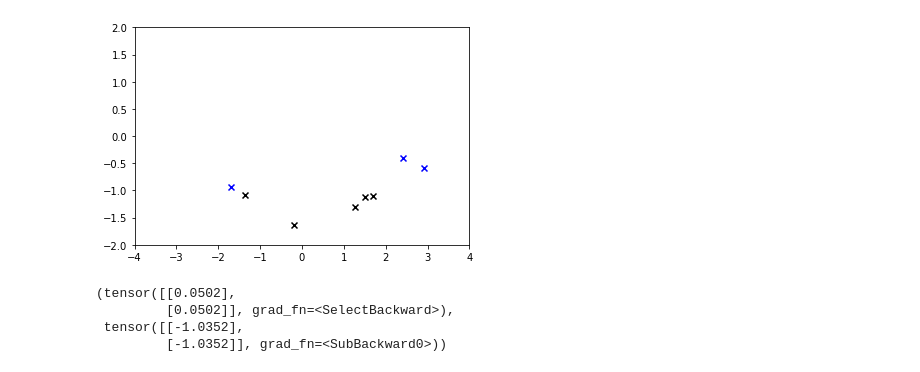
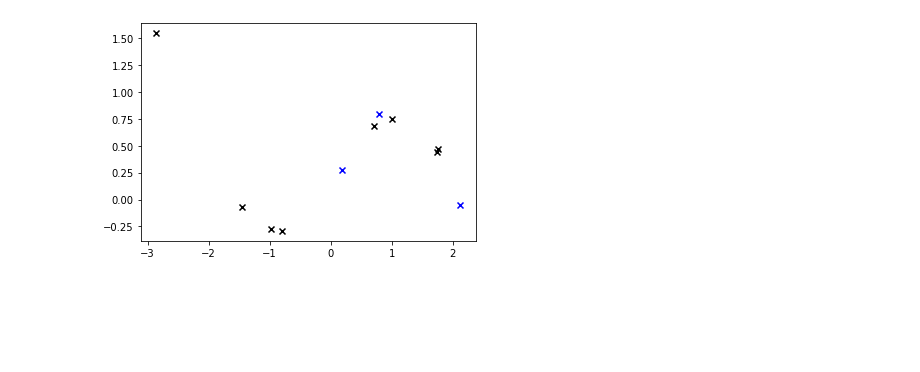
Before and after one commit to stratisMarkou/conditional-neural-processes, a Jupyter notebook: conditional-neural-processes.ipynb, the cells around one changed output. Saved outputs shown, nothing was run; the diff lists cells and outputs as text; code cells hidden in the pictures; blank space fills up the shorter version.

```diff
--- a/conditional-neural-processes.ipynb
+++ b/conditional-neural-processes.ipynb
@@ -10,37 +10,42 @@ def eq_covariance(inputs,
                   cov_coeff,
                   noise_coeff):
 
-    diff = inputs[:, None] - inputs[None, :]
+    diff = inputs[:, :, None] - inputs[:, None, :]
 
     quad = (diff / (2 * scale ** 2)) ** 2
 
     exp_quad = cov_coeff ** 2 * np.exp(- quad)
-    exp_quad = exp_quad + noise_coeff ** 2 * np.eye(quad.shape[0])
+    exp_quad = exp_quad + noise_coeff ** 2 * np.eye(exp_quad.shape[-1])[None, :, :]
 
     return exp_quad
 
 
-def sample_dataset(num_train,
+def sample_dataset(batch_size,
+                   num_train,
                    num_test,
                    scale,
                    cov_coeff,
                    noise_coeff,
                    as_tensor):
 
-    x_train_test = np.random.uniform(low=-3., high=3., size=(num_train + num_test,))
+    x_train_test = np.random.uniform(low=-3., high=3., size=(batch_size, num_train + num_test,))
 
     cov_train_test = eq_covariance(x_train_test,
                                    scale,
                                    cov_coeff,
                                    noise_coeff)
 
-    y_train_test = np.random.multivariate_normal(np.zeros(cov_train_test.shape[0]), cov_train_test)
+    zeros = np.zeros((cov_train_test.shape[1],))
+    noise = np.random.multivariate_normal(zeros, np.diag(np.ones_like(zeros)), size=(batch_size,))
+    chol_train_test = np.linalg.cholesky(cov_train_test)
 
-    x_train = x_train_test[:num_train]
-    x_test = x_train_test[num_train:]
+    y_train_test = np.einsum('bij, bj -> bi', chol_train_test, noise)
 
-    y_train = y_train_test[:num_train]
-    y_test = y_train_test[num_train:]
+    x_train = x_train_test[:, :num_train]
+    x_test = x_train_test[:, num_train:]
+
+    y_train = y_train_test[:, :num_train]
+    y_test = y_train_test[:, num_train:]
 
 
     x_train, y_train, x_test, y_test = [torch.tensor(array).float() if as_tensor else array \
@@ -48,28 +53,30 @@ def sample_dataset(num_train,
 
     return (x_train, y_train), (x_test, y_test)
 # %%
-num_train = 5
+num_batches = 1
+num_train = 8
 num_test = 3
 lengthscale = 1.
 cov_coeff = 1e0
 noise_coeff = 1e-1
 as_tensor = False
 
-train_data, test_data = sample_dataset(num_train,
+train_data, test_data = sample_dataset(num_batches,
+                                       num_train,
                                        num_test,
                                        lengthscale,
                                        cov_coeff,
                                        noise_coeff,
                                        as_tensor)
 
-plt.scatter(train_data[0], train_data[1], marker='x', color='black')
-plt.scatter(test_data[0], test_data[1], marker='x', color='blue')
+plt.scatter(train_data[0][0], train_data[1][0], marker='x', color='black')
+plt.scatter(test_data[0][0], test_data[1][0], marker='x', color='blue')
 
-plt.xlim([-4, 4])
-plt.ylim([-2, 2])
+# plt.xlim([-4, 4])
+# plt.ylim([-2, 2])
 plt.show()
 # %% [output]
-[figure, old version]
+[figure, new version]
 # %%
 class FeedforwardNetwork(nn.Module):
 
@@ -240,14 +238,2 @@ encoder = FeedforwardNetwork(input_dim=2,
-# %%
-conditional_neural_process = ConditionalNeuralProcess(discriminator=discriminator,
-                                                      encoder=encoder)
-
-conditional_neural_process(torch.ones(2,),
-                           torch.ones(2,),
-                           torch.ones(2,))
-# %% [output]
-(tensor([[0.0502],
-         [0.0502]], grad_fn=<SelectBackward>),
- tensor([[-1.0352],
-         [-1.0352]], grad_fn=<SubBackward0>))
 # %%
 # Dataset parameters
```
Also changed, not shown: parts of 4 cells of this notebook.
